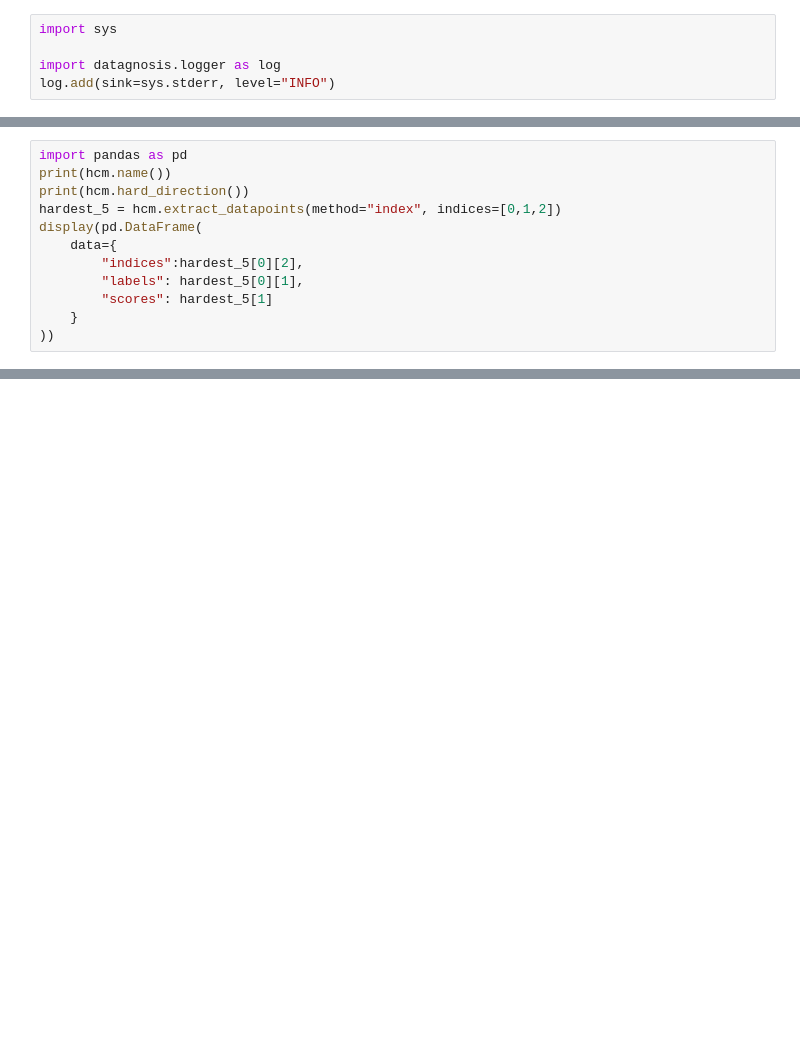
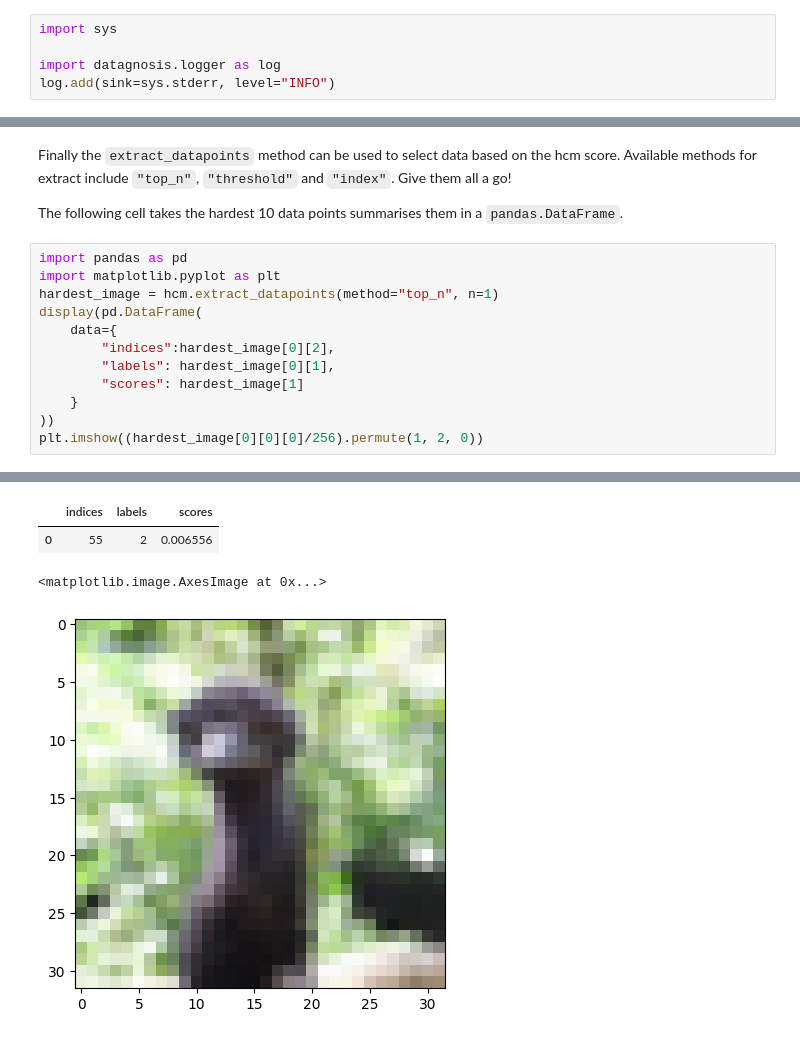
Before and after one commit to vanderschaarlab/Datagnosis, a Jupyter notebook: Tutorials/tutorial_02_images.ipynb, the cells around one changed output, grey strips where cells are left out. Saved outputs shown, nothing was run; the diff lists cells and outputs as text; blank space fills up the shorter version.

```diff
--- a/Tutorials/tutorial_02_images.ipynb
+++ b/Tutorials/tutorial_02_images.ipynb
@@ -74,12 +146,17 @@ hcm.plot_scores()
+# %% [markdown]
+Finally the `extract_datapoints` method can be used to select data based on the hcm score. Available methods for extract include `"top_n"`, `"threshold"` and `"index"`. Give them all a go!
+
+The following cell takes the hardest 10 data points summarises them in a `pandas.DataFrame`.
 # %%
 import pandas as pd
-print(hcm.name())
-print(hcm.hard_direction())
-hardest_5 = hcm.extract_datapoints(method="index", indices=[0,1,2])
+import matplotlib.pyplot as plt
+hardest_image = hcm.extract_datapoints(method="top_n", n=1)
 display(pd.DataFrame(
     data={
-        "indices":hardest_5[0][2],
-        "labels": hardest_5[0][1],
-        "scores": hardest_5[1]
+        "indices":hardest_image[0][2],
+        "labels": hardest_image[0][1],
+        "scores": hardest_image[1]
     }
 ))
+plt.imshow((hardest_image[0][0][0]/256).permute(1, 2, 0))
+# %% [output]
@@ -85,0 +166,4 @@ display(pd.DataFrame(
+|  | indices | labels | scores |
+| 0 | 55 | 2 | 0.006556 |
+<matplotlib.image.AxesImage at 0x...>
+[figure, added]
```
Also changed, not shown: parts of 17 cells of this notebook, 2 other files.
